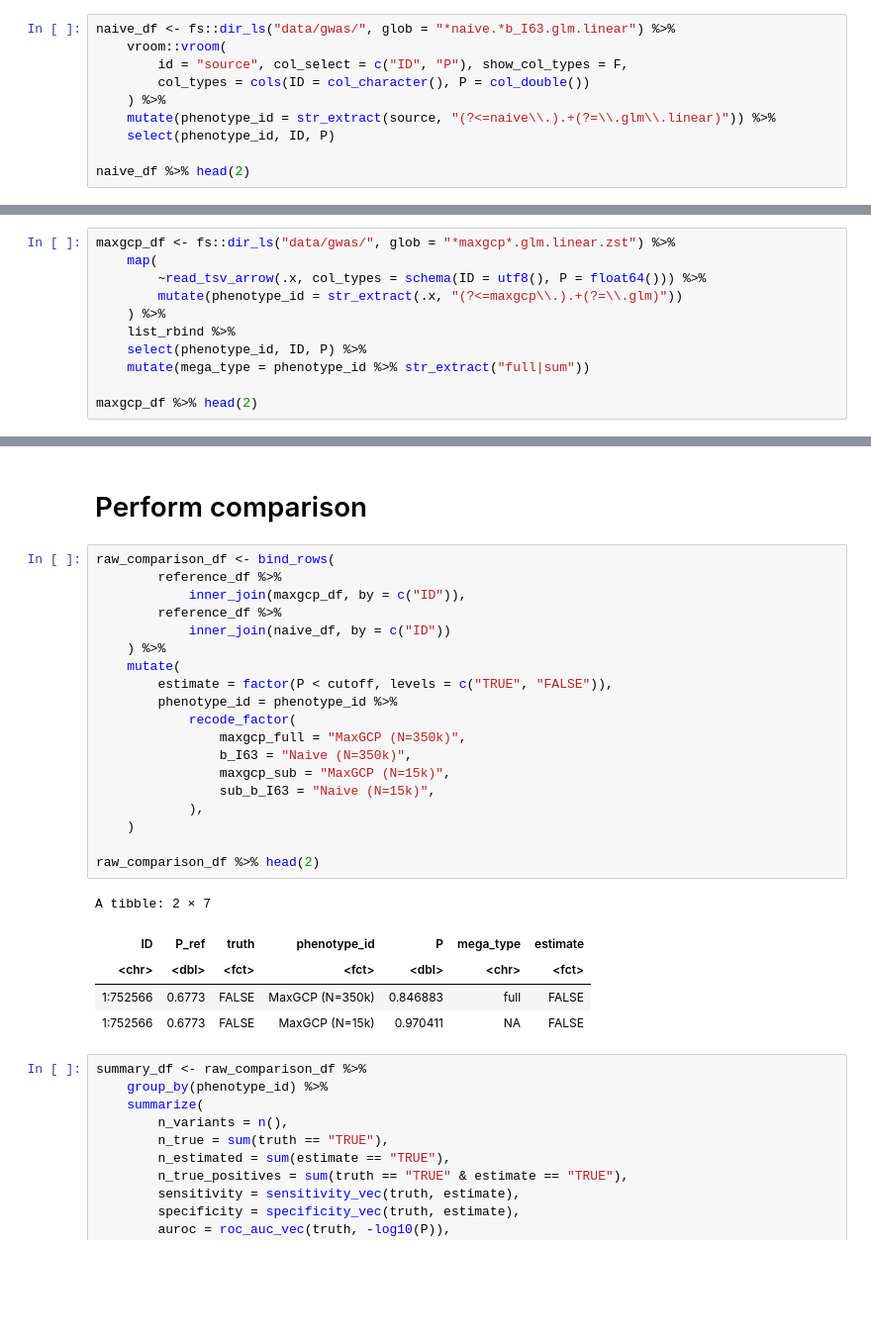
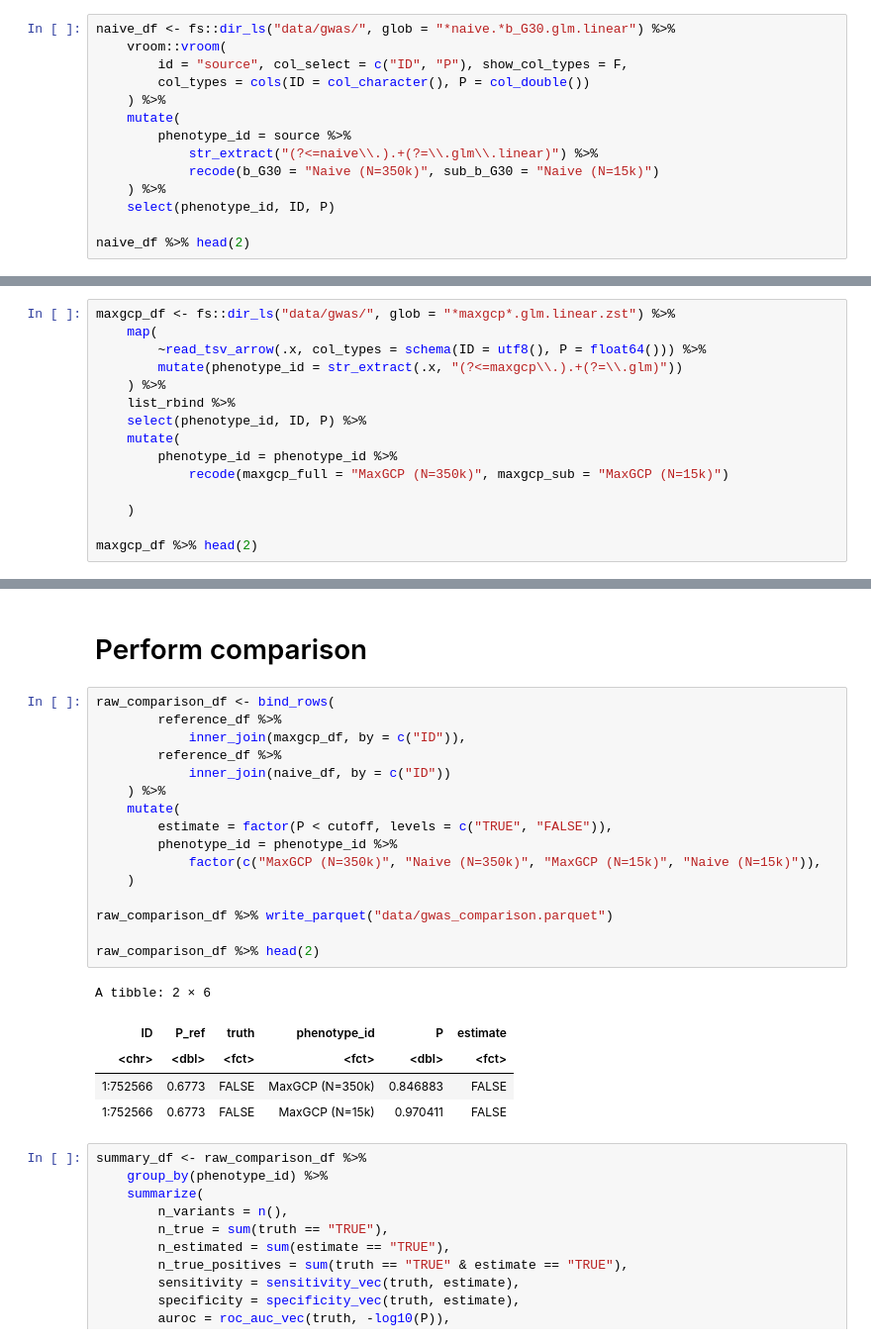
Before and after one commit to tatonetti-lab/maxgcp-analysis, a Jupyter notebook: 3.alzheimers/1.gather-gwas.r.ipynb, the cells around one changed output, grey strips where cells are left out. Shown: that part at 99% size. Drawn from its saved outputs; the diff is of its cells as text; blank space fills up the shorter version.

```diff
--- a/3.alzheimers/1.gather-gwas.r.ipynb
+++ b/3.alzheimers/1.gather-gwas.r.ipynb
@@ -27,12 +27,16 @@ A tibble: 2 × 3
 | 1:751343 | 0.6651 | FALSE |
 | 1:751756 | 0.6651 | FALSE |
 # %%
-naive_df <- fs::dir_ls("data/gwas/", glob = "*naive.*b_I63.glm.linear") %>%
+naive_df <- fs::dir_ls("data/gwas/", glob = "*naive.*b_G30.glm.linear") %>%
     vroom::vroom(
         id = "source", col_select = c("ID", "P"), show_col_types = F,
         col_types = cols(ID = col_character(), P = col_double())
     ) %>%
-    mutate(phenotype_id = str_extract(source, "(?<=naive\\.).+(?=\\.glm\\.linear)")) %>%
+    mutate(
+        phenotype_id = source %>%
+            str_extract("(?<=naive\\.).+(?=\\.glm\\.linear)") %>%
+            recode(b_G30 = "Naive (N=350k)", sub_b_G30 = "Naive (N=15k)")
+    ) %>%
     select(phenotype_id, ID, P)
 
 naive_df %>% head(2)
@@ -50,7 +54,11 @@ maxgcp_df <- fs::dir_ls("data/gwas/", glob = "*maxgcp*.glm.linear.zst") %>%
     ) %>%
     list_rbind %>%
     select(phenotype_id, ID, P) %>%
-    mutate(mega_type = phenotype_id %>% str_extract("full|sum"))
+    mutate(
+        phenotype_id = phenotype_id %>%
+            recode(maxgcp_full = "MaxGCP (N=350k)", maxgcp_sub = "MaxGCP (N=15k)")
+
+    )
 
 maxgcp_df %>% head(2)
 # %% [output]
@@ -64,28 +72,25 @@ A tibble: 2 × 4
 # %%
 raw_comparison_df <- bind_rows(
         reference_df %>%
             inner_join(maxgcp_df, by = c("ID")),
         reference_df %>%
             inner_join(naive_df, by = c("ID"))
     ) %>%
     mutate(
         estimate = factor(P < cutoff, levels = c("TRUE", "FALSE")),
         phenotype_id = phenotype_id %>%
-            recode_factor(
-                maxgcp_full = "MaxGCP (N=350k)",
-                b_I63 = "Naive (N=350k)",
-                maxgcp_sub = "MaxGCP (N=15k)",
-                sub_b_I63 = "Naive (N=15k)",
-            ),
+            factor(c("MaxGCP (N=350k)", "Naive (N=350k)", "MaxGCP (N=15k)", "Naive (N=15k)")),
     )
 
+raw_comparison_df %>% write_parquet("data/gwas_comparison.parquet")
+
 raw_comparison_df %>% head(2)
 # %% [output]
-A tibble: 2 × 7
+A tibble: 2 × 6
-| ID | P_ref | truth | phenotype_id | P | mega_type | estimate |
-| <chr> | <dbl> | <fct> | <fct> | <dbl> | <chr> | <fct> |
-| 1:752566 | 0.6773 | FALSE | MaxGCP (N=350k) | 0.846883 | full | FALSE |
-| 1:752566 | 0.6773 | FALSE | MaxGCP (N=15k) | 0.970411 | NA | FALSE |
+| ID | P_ref | truth | phenotype_id | P | estimate |
+| <chr> | <dbl> | <fct> | <fct> | <dbl> | <fct> |
+| 1:752566 | 0.6773 | FALSE | MaxGCP (N=350k) | 0.846883 | FALSE |
+| 1:752566 | 0.6773 | FALSE | MaxGCP (N=15k) | 0.970411 | FALSE |
 # %%
 summary_df <- raw_comparison_df %>%
     group_by(phenotype_id) %>%
```
Also changed, not shown: parts of 7 cells of this notebook, 3 other files.
